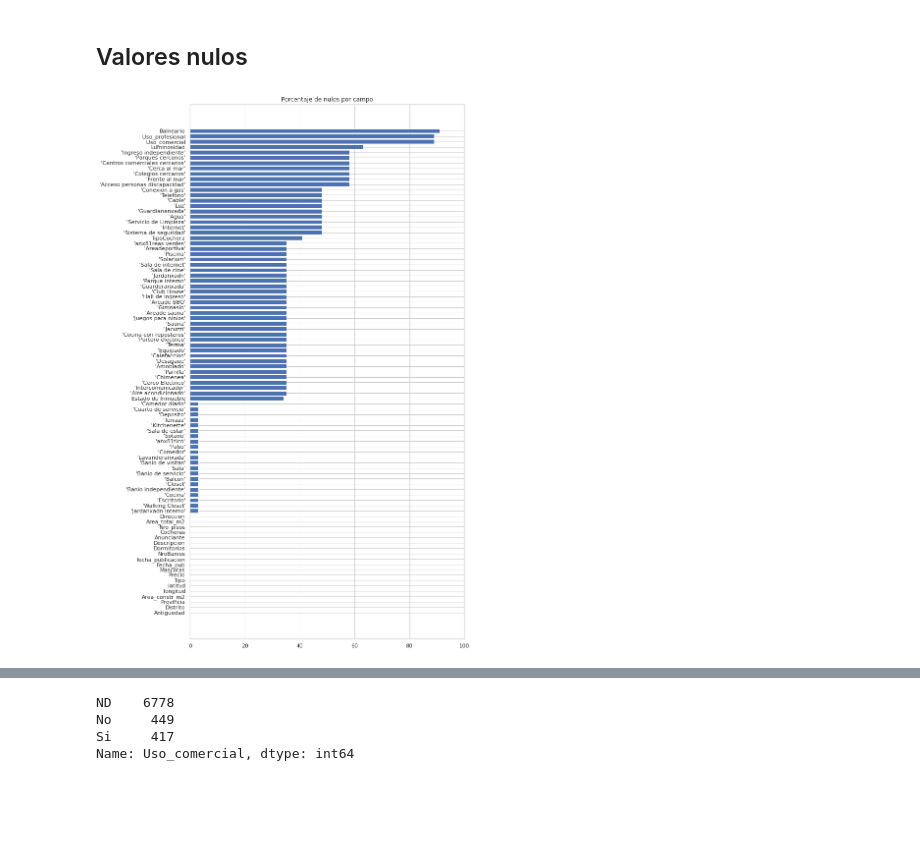
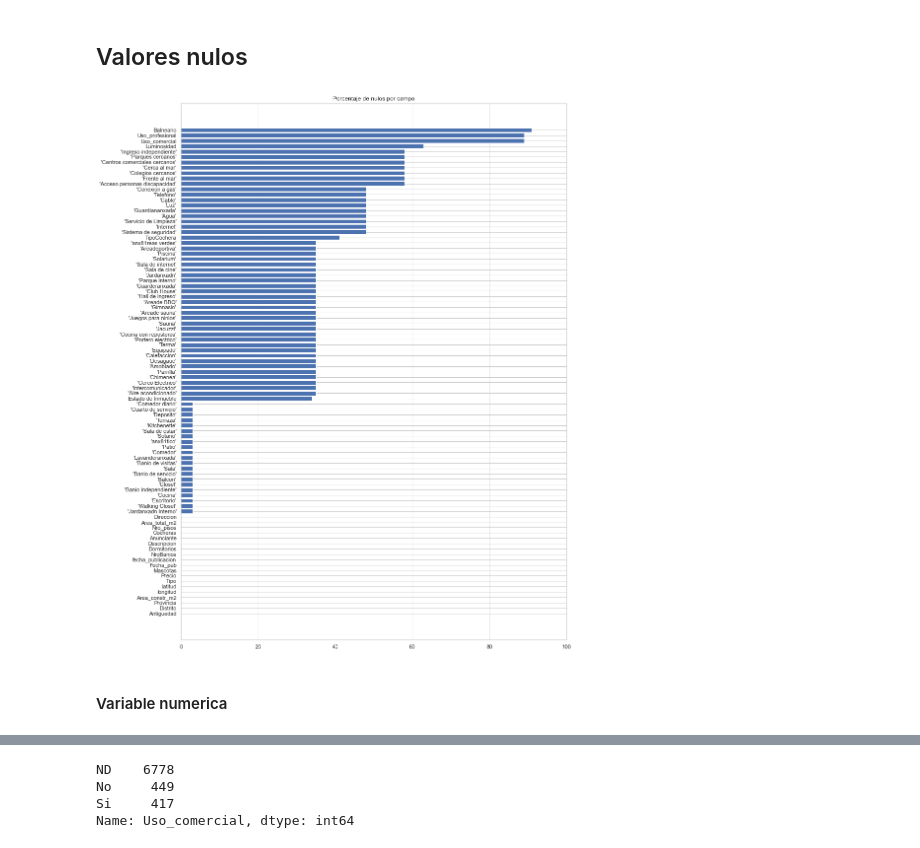
Before and after one commit to leonardtd/AD, a Jupyter notebook: casasurbania/TA_analisis_de_datos_1.ipynb, the cells around one changed output, grey strips where cells are left out. Cells and saved outputs as stored; diff of their text form; code cells hidden in the pictures; blank space fills up the shorter version.

```diff
--- a/casasurbania/TA_analisis_de_datos_1.ipynb
+++ b/casasurbania/TA_analisis_de_datos_1.ipynb
@@ -510,14 +510,17 @@ plt.show()
 # %%
 vacios = pd.DataFrame(df.isnull().sum()).sort_values(0,ascending=True)
 vacios.columns = ['vacios']
 vacios['vacios%'] = round(vacios['vacios']/df.shape[0], 2)*100
 
-plt.figure(figsize=(10,20))
+plt.figure(figsize=(14,20))
 vac = np.arange(len(vacios['vacios%']))
 plt.barh(vac, vacios['vacios%'])
 plt.yticks(vac, vacios.index)
 plt.xlim([0, 100])
 plt.title("Porcentaje de nulos por campo")
+plt.savefig('nulls.png')
 plt.show()
 # %% [output]
-[figure, old version]
+[figure, new version]
+# %% [markdown]
+#### Variable numerica
```
Also changed, not shown: parts of 20 cells of this notebook, 1 other file.
